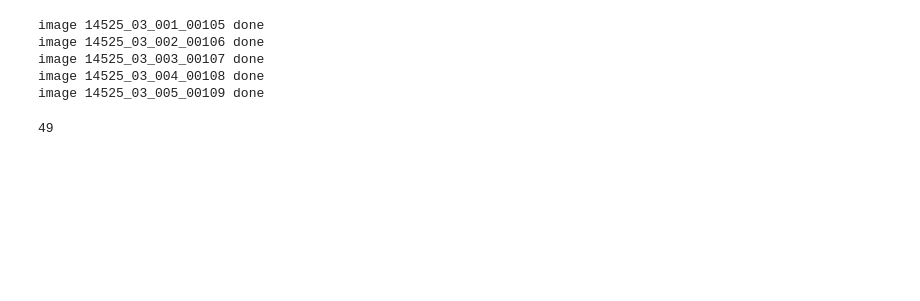
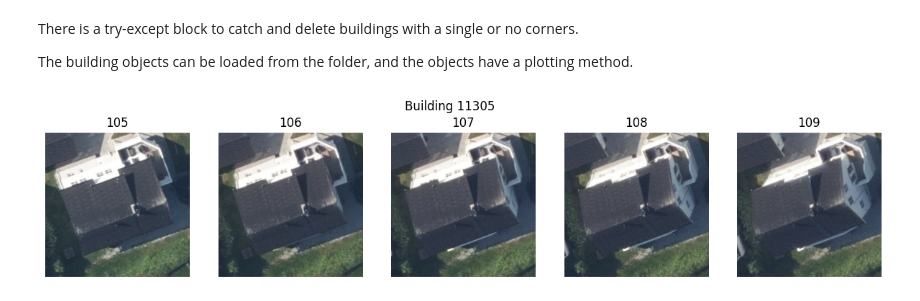
Before and after one commit to sfo065/KAI, a Jupyter notebook: src/demo.ipynb, the cells around one changed output. Saved outputs shown, nothing was run; the diff lists cells and outputs as text; code cells hidden in the pictures; blank space fills up the shorter version.

```diff
--- a/src/demo.ipynb
+++ b/src/demo.ipynb
@@ -82,9 +112,5 @@ print (ids)
-# %%
-dump_cutouts_and_objects(buildings, ids)
-# %% [output]
-image 14525_03_001_00105 done
-image 14525_03_002_00106 done
-image 14525_03_003_00107 done
-image 14525_03_004_00108 done
-image 14525_03_005_00109 done
+# %% [markdown]
+There is a try-except block to catch and delete buildings with a single or no corners.
+
+The building objects can be loaded from the folder, and the objects have a plotting method.
 # %%
@@ -93,8 +120,8 @@ buildings = list()
 for filename in os.listdir(object_path):
     with open(f'{object_path}/{filename}', 'rb') as file:
         buildings.append(pickle.load(file))
-# %%
-len(buildings)
-# %% [output]
-49
+# %%
+buildings[2].plot_cutout() # plot only the image
+# %% [output]
+[figure, added]
 # %%
```
Also changed, not shown: parts of 17 cells of this notebook.
